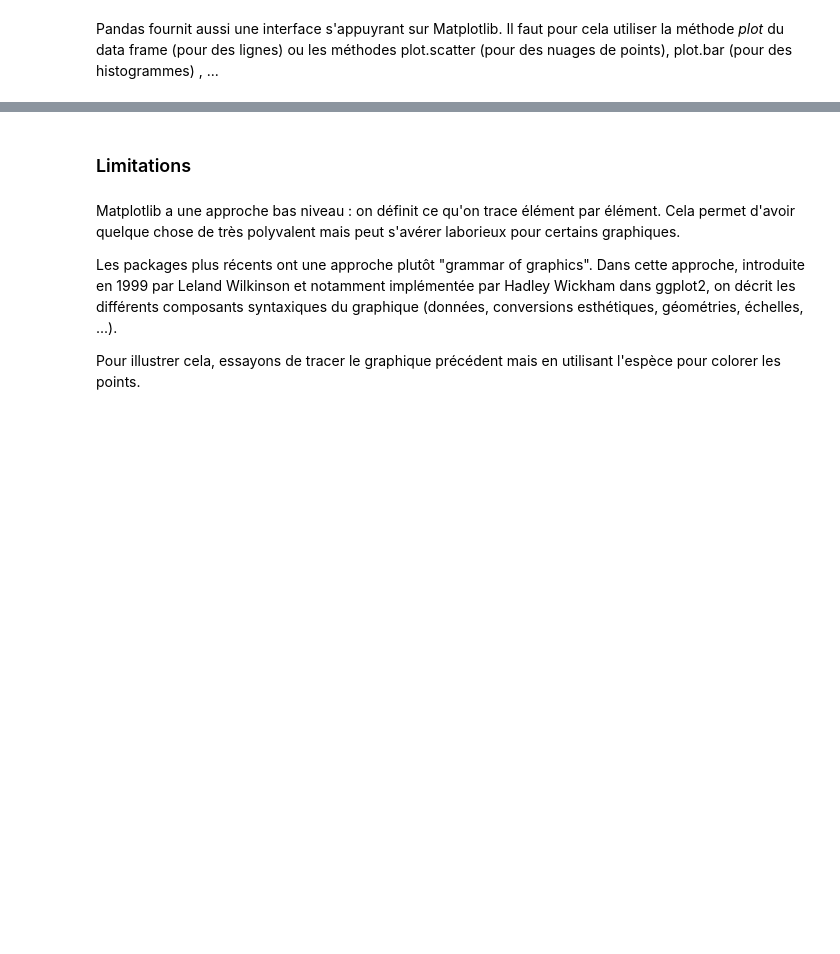
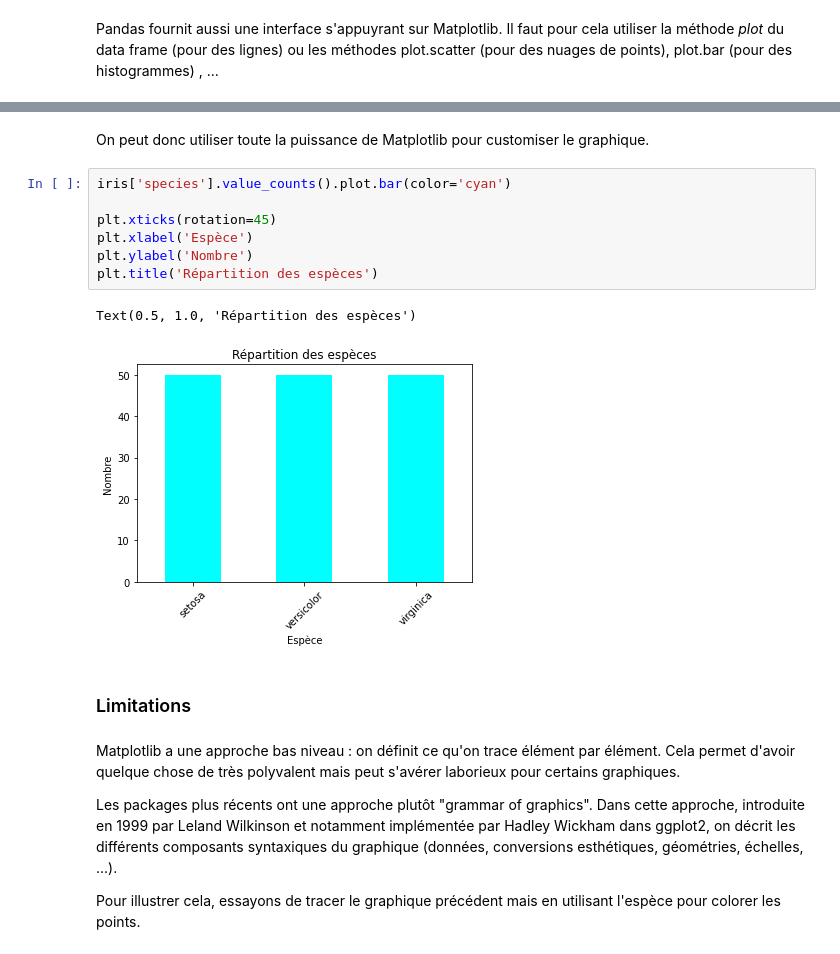
Before and after one commit to QuentinFresnel/FormationPython, a Jupyter notebook: Session 2.ipynb, the cells around one changed output, grey strips where cells are left out. Drawn from its saved outputs; the diff is of its cells as text; blank space fills up the shorter version.

```diff
--- a/Session 2.ipynb
+++ b/Session 2.ipynb
@@ -608,3 +607,15 @@ Pandas fournit aussi une interface s'appuyrant sur Matplotlib. Il faut pour cela
+# %% [markdown]
+On peut donc utiliser toute la puissance de Matplotlib pour customiser le graphique.
+# %%
+iris['species'].value_counts().plot.bar(color='cyan')
+
+plt.xticks(rotation=45)
+plt.xlabel('Espèce')
+plt.ylabel('Nombre')
+plt.title('Répartition des espèces')
+# %% [output]
+Text(0.5, 1.0, 'Répartition des espèces')
+[figure, added]
 # %% [markdown]
 ### Limitations
 # %% [markdown]
```
Also changed, not shown: parts of 90 cells of this notebook.
